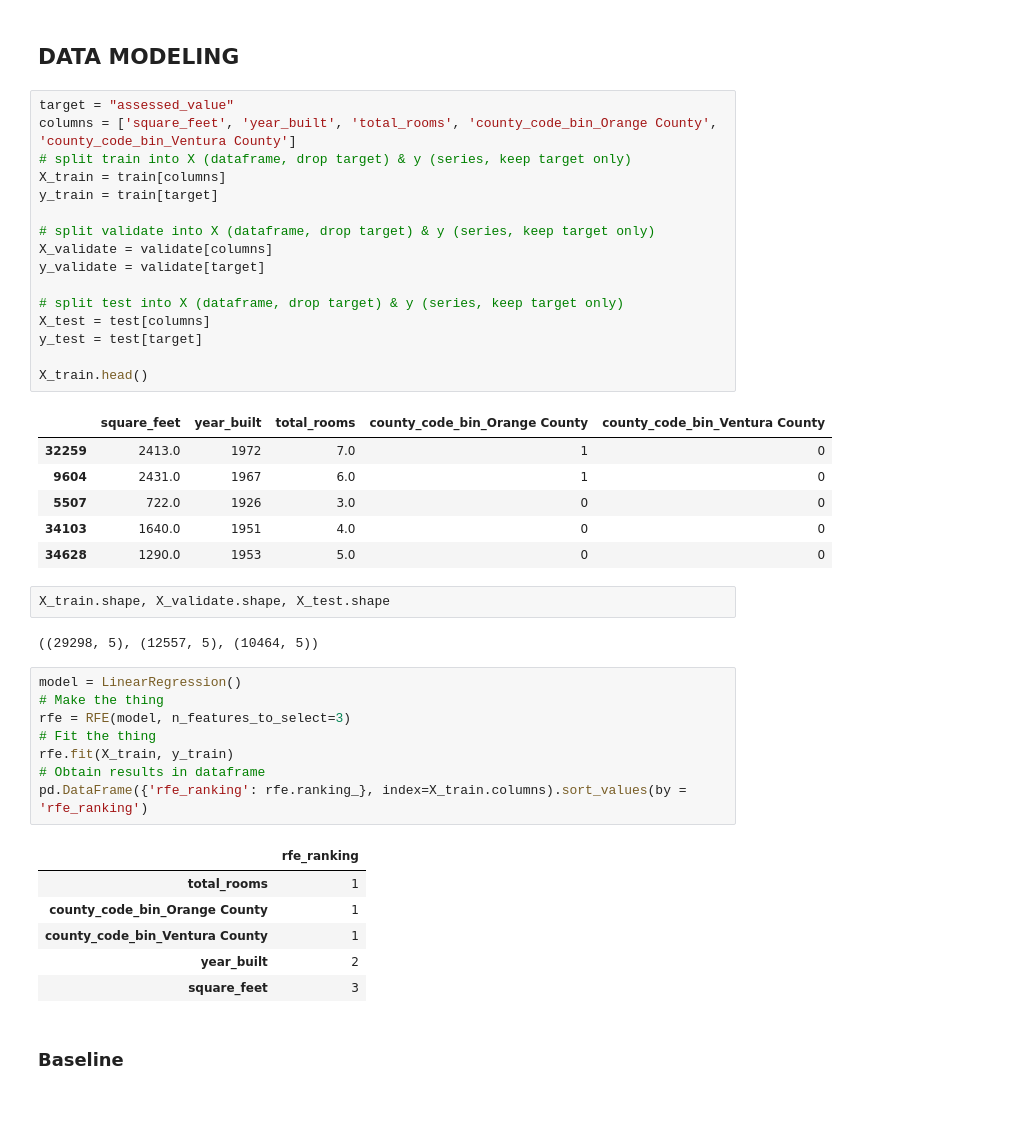
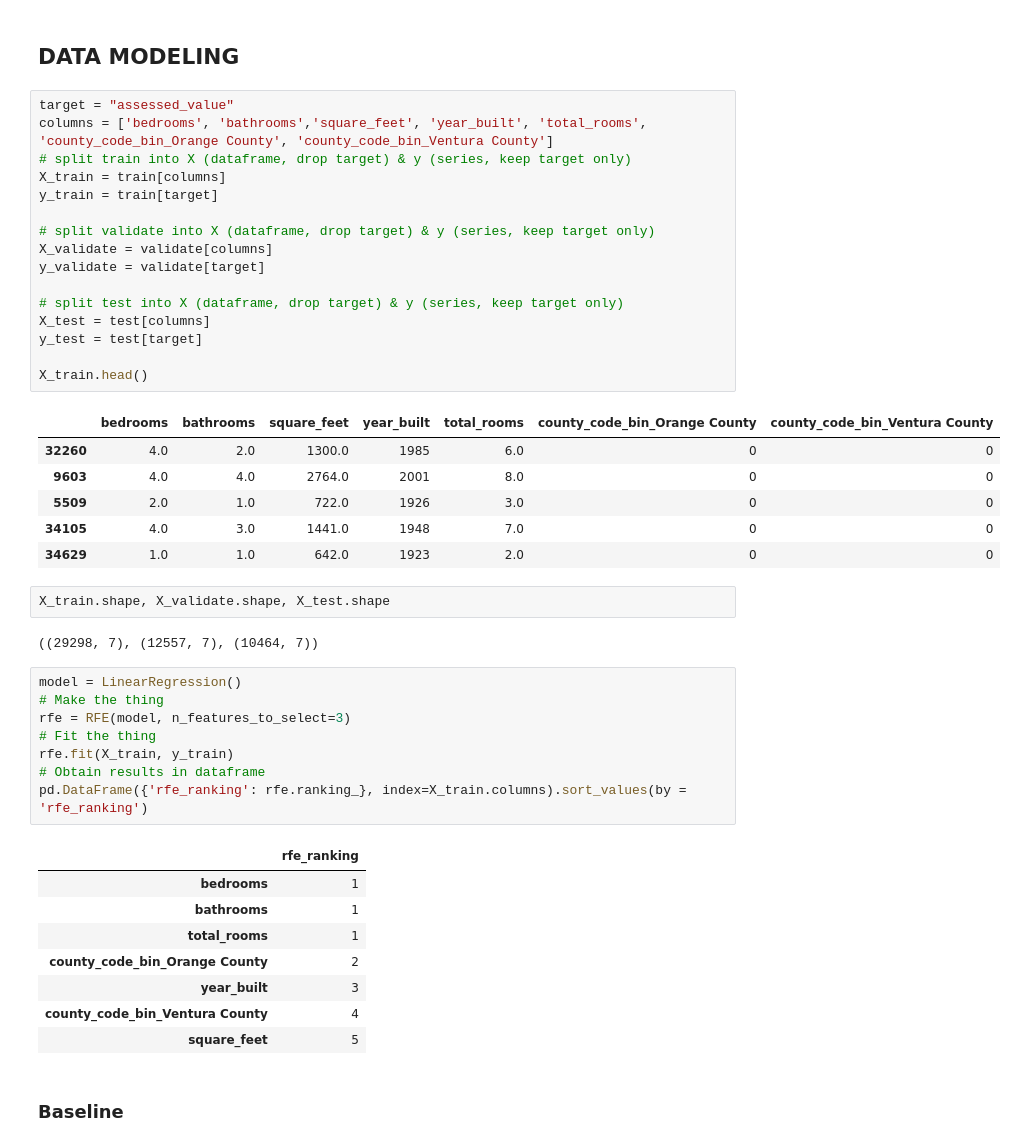
Before and after one commit to rachelrobbinsmayhill/regression-project, a Jupyter notebook: Final_Report.ipynb, the cells around one changed output. Saved outputs shown, nothing was run; the diff lists cells and outputs as text; blank space fills up the shorter version.

```diff
--- a/Final_Report.ipynb
+++ b/Final_Report.ipynb
@@ -352,31 +353,31 @@ p = 0.0
 ## DATA MODELING
 # %%
 target = "assessed_value"
-columns = ['square_feet', 'year_built', 'total_rooms', 'county_code_bin_Orange County', 'county_code_bin_Ventura County']
+columns = ['bedrooms', 'bathrooms','square_feet', 'year_built', 'total_rooms', 'county_code_bin_Orange County', 'county_code_bin_Ventura County']
 # split train into X (dataframe, drop target) & y (series, keep target only)
 X_train = train[columns]
 y_train = train[target]
 
 # split validate into X (dataframe, drop target) & y (series, keep target only)
 X_validate = validate[columns]
 y_validate = validate[target]
 
 # split test into X (dataframe, drop target) & y (series, keep target only)
 X_test = test[columns]
 y_test = test[target]
 
 X_train.head()
 # %% [output]
-|  | square_feet | year_built | total_rooms | county_code_bin_Orange County | county_code_bin_Ventura County |
-| 32259 | 2413.0 | 1972 | 7.0 | 1 | 0 |
-| 9604 | 2431.0 | 1967 | 6.0 | 1 | 0 |
-| 5507 | 722.0 | 1926 | 3.0 | 0 | 0 |
-| 34103 | 1640.0 | 1951 | 4.0 | 0 | 0 |
-| 34628 | 1290.0 | 1953 | 5.0 | 0 | 0 |
+|  | bedrooms | bathrooms | square_feet | year_built | total_rooms | county_code_bin_Orange County | county_code_bin_Ventura County |
+| 32260 | 4.0 | 2.0 | 1300.0 | 1985 | 6.0 | 0 | 0 |
+| 9603 | 4.0 | 4.0 | 2764.0 | 2001 | 8.0 | 0 | 0 |
+| 5509 | 2.0 | 1.0 | 722.0 | 1926 | 3.0 | 0 | 0 |
+| 34105 | 4.0 | 3.0 | 1441.0 | 1948 | 7.0 | 0 | 0 |
+| 34629 | 1.0 | 1.0 | 642.0 | 1923 | 2.0 | 0 | 0 |
 # %%
 X_train.shape, X_validate.shape, X_test.shape
 # %% [output]
-((29298, 5), (12557, 5), (10464, 5))
+((29298, 7), (12557, 7), (10464, 7))
 # %%
 model = LinearRegression()
 # Make the thing
@@ -387,11 +388,13 @@ rfe.fit(X_train, y_train)
 pd.DataFrame({'rfe_ranking': rfe.ranking_}, index=X_train.columns).sort_values(by = 'rfe_ranking')
 # %% [output]
 |  | rfe_ranking |
+| bedrooms | 1 |
+| bathrooms | 1 |
 | total_rooms | 1 |
-| county_code_bin_Orange County | 1 |
-| county_code_bin_Ventura County | 1 |
-| year_built | 2 |
-| square_feet | 3 |
+| county_code_bin_Orange County | 2 |
+| year_built | 3 |
+| county_code_bin_Ventura County | 4 |
+| square_feet | 5 |
 # %% [markdown]
 ### Baseline
 # %%
```
Also changed, not shown: parts of 26 cells of this notebook.
